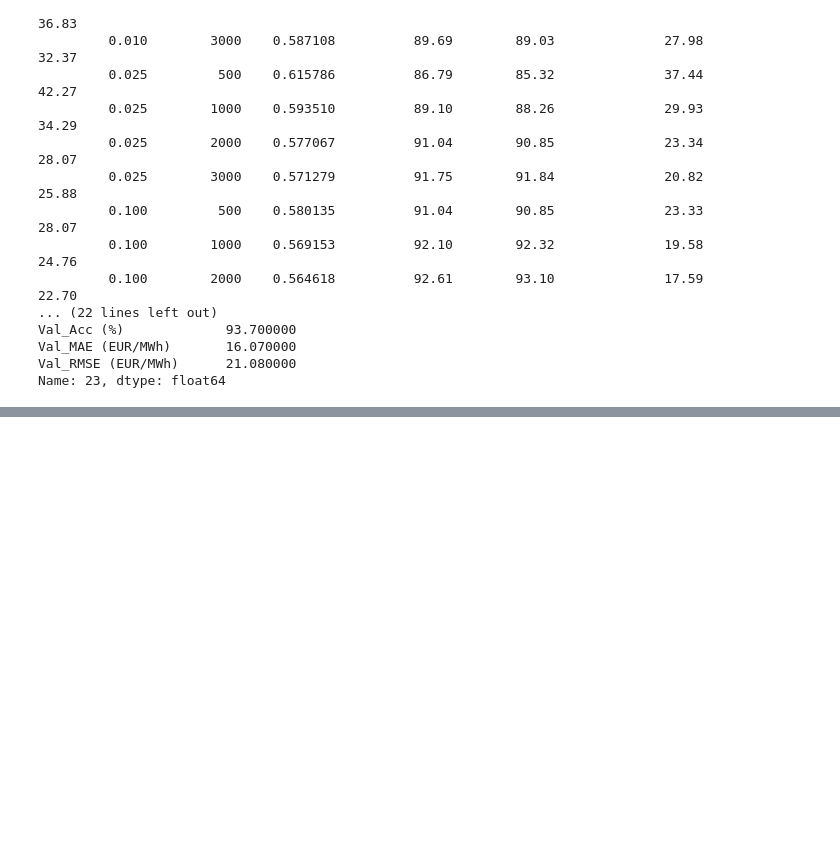
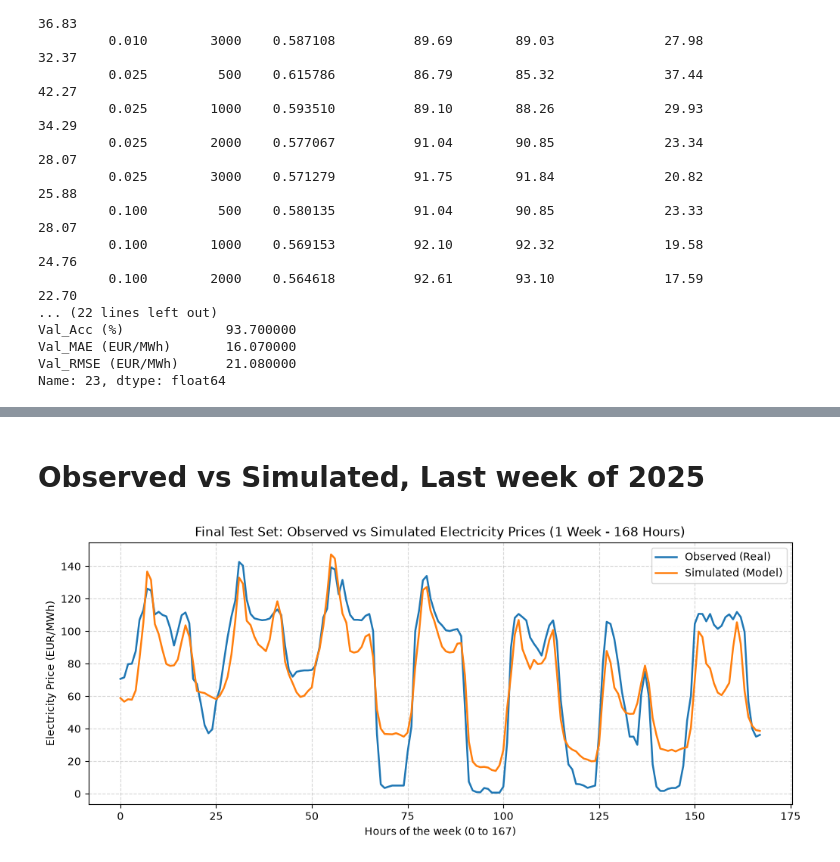
Before and after one commit to arrosdelsenyoret/ElectricityForecastingKTHProMJ2507, a Jupyter notebook: 02_Logistic_regression.ipynb, the cells around one changed output, grey strips where cells are left out. Drawn from its saved outputs; the diff is of its cells as text; code cells hidden in the pictures; blank space fills up the shorter version.

```diff
--- a/02_Logistic_regression.ipynb
+++ b/02_Logistic_regression.ipynb
@@ -458,0 +528,21 @@ Nuclear_Generation_MW  0.1277      0.1277                   1.5409 Increases Pri
+# %% [markdown]
+# Observed vs Simulated, Last week of 2025
+# %%
+
+hours_week = np.arange(0, 168, 1)
+
+y_obs_week  = y_test_final_orig[:168]
+y_pred_week = y_pred_test_final_eur[:168]
+
+plt.figure(figsize=(12, 4.5))
+plt.plot(hours_week, y_obs_week, label="Observed (Real)", linewidth=1.8)
+plt.plot(hours_week, y_pred_week, label="Simulated (Model)", linewidth=1.8)
+
+plt.title("Final Test Set: Observed vs Simulated Electricity Prices (1 Week - 168 Hours)")
+plt.xlabel("Hours of the week (0 to 167)")
+plt.ylabel("Electricity Price (EUR/MWh)")
+plt.legend()
+plt.grid(True, linestyle="--", alpha=0.5)
+plt.show()
+# %% [output]
+[figure, added]
```
Also changed, not shown: parts of 26 cells of this notebook.
